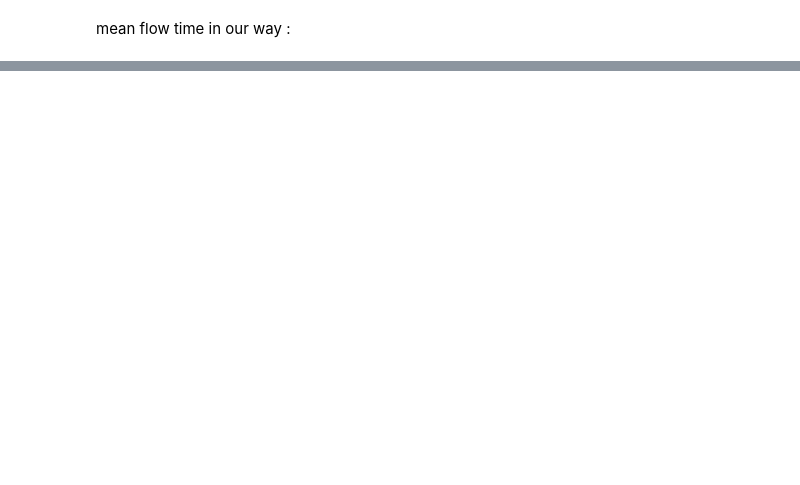
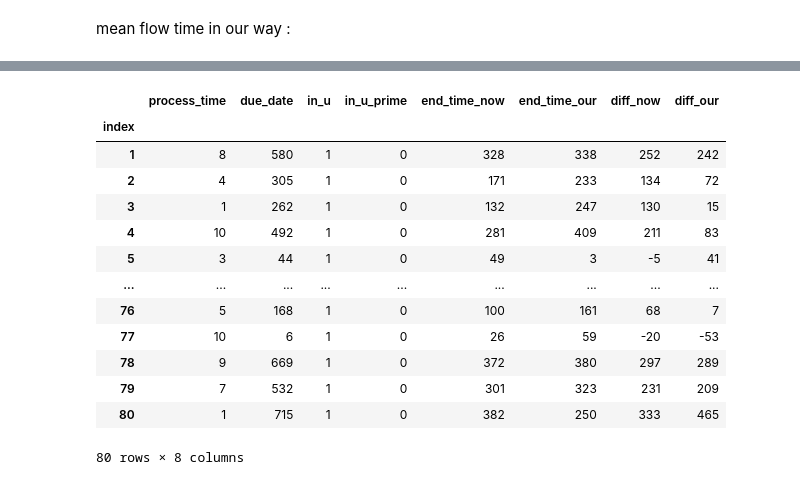
Before and after one commit to S0rushSotoudeh/SMith, a Jupyter notebook: project.ipynb, the cells around one changed output, grey strips where cells are left out. Cells and saved outputs as stored; diff of their text form; code cells hidden in the pictures; blank space fills up the shorter version.

```diff
--- a/project.ipynb
+++ b/project.ipynb
@@ -219,0 +234,17 @@ px.histogram(original_df['diff_our'])
+# %%
+original_df
+# %% [output]
+|  | process_time | due_date | in_u | in_u_prime | end_time_now | end_time_our | diff_now | diff_our |
+| index |  |  |  |  |  |  |  |  |
+| 1 | 8 | 580 | 1 | 0 | 328 | 338 | 252 | 242 |
+| 2 | 4 | 305 | 1 | 0 | 171 | 233 | 134 | 72 |
+| 3 | 1 | 262 | 1 | 0 | 132 | 247 | 130 | 15 |
+| 4 | 10 | 492 | 1 | 0 | 281 | 409 | 211 | 83 |
+| 5 | 3 | 44 | 1 | 0 | 49 | 3 | -5 | 41 |
+| ... | ... | ... | ... | ... | ... | ... | ... | ... |
+| 76 | 5 | 168 | 1 | 0 | 100 | 161 | 68 | 7 |
+| 77 | 10 | 6 | 1 | 0 | 26 | 59 | -20 | -53 |
+| 78 | 9 | 669 | 1 | 0 | 372 | 380 | 297 | 289 |
+| 79 | 7 | 532 | 1 | 0 | 301 | 323 | 231 | 209 |
+| 80 | 1 | 715 | 1 | 0 | 382 | 250 | 333 | 465 |
+80 rows × 8 columns
```
Also changed, not shown: parts of 13 cells of this notebook.
